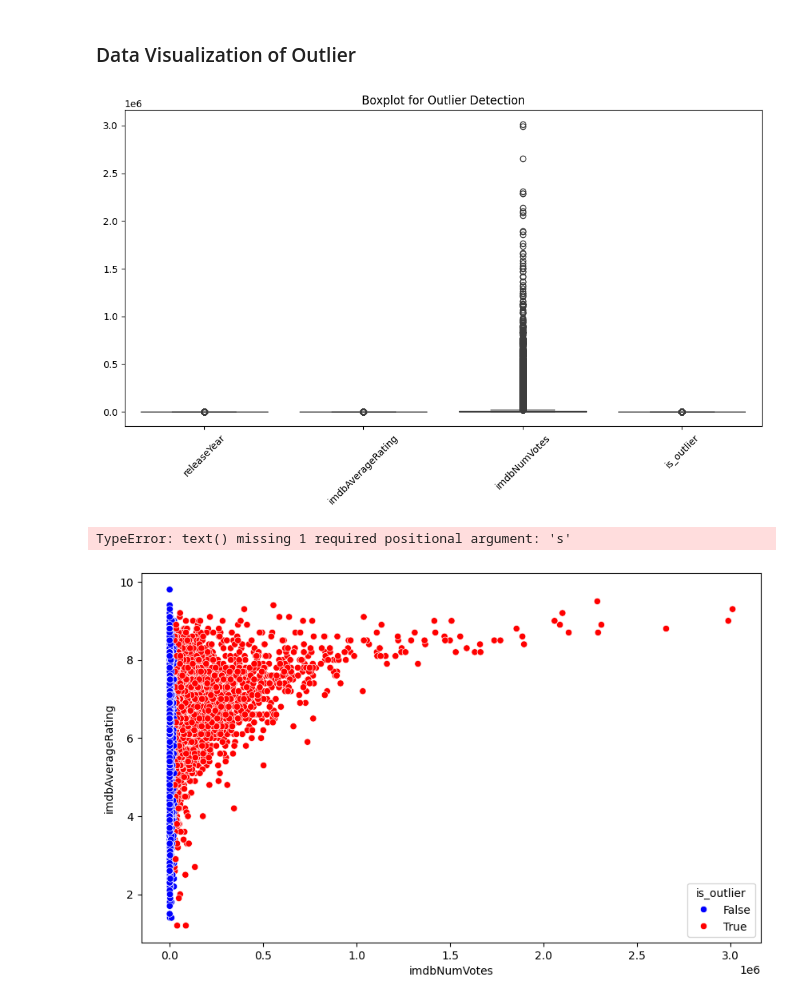
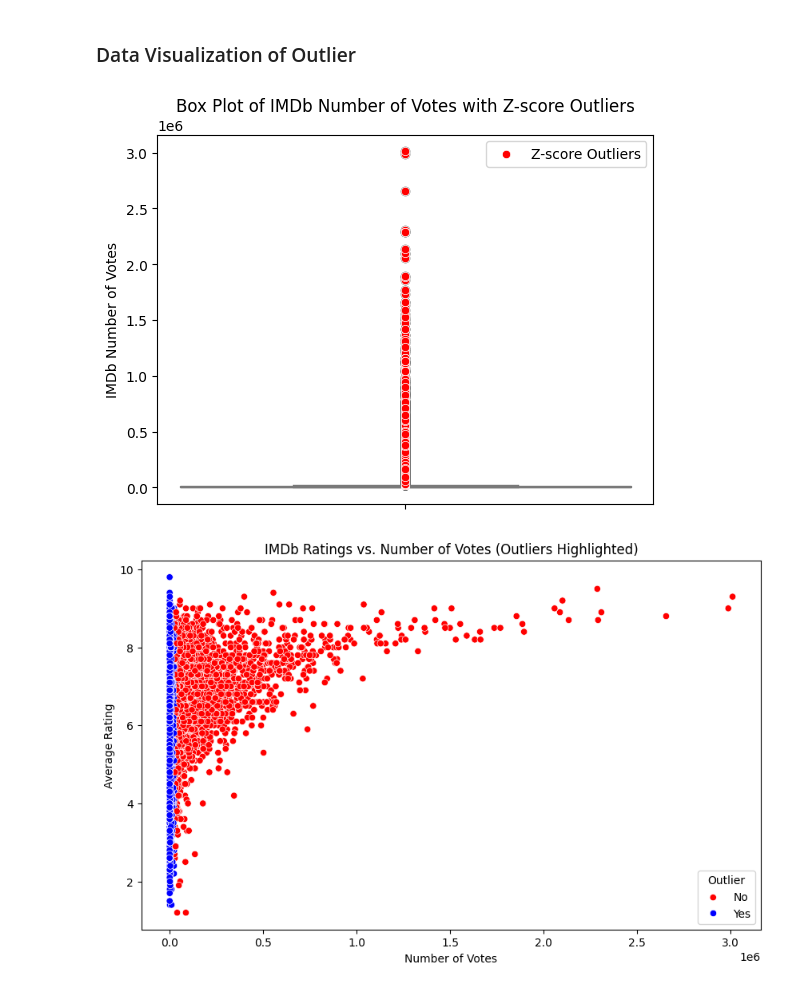
Before and after one commit to ThisIsJM/ML-task-2, a Jupyter notebook: main.ipynb, the cells around one changed output. Cells and saved outputs as stored; diff of their text form; code cells hidden in the pictures.

Commit message:
fix z-score and scatterplot

```diff
--- a/main.ipynb
+++ b/main.ipynb
@@ -38,12 +38,12 @@ df = pd.read_csv("data.csv")
 # Select numeric columns for outlier detection
 df_numeric = df.select_dtypes(include='number')
 
+# Add the 'title' column to the numeric DataFrame
+df_numeric = pd.concat([df[['title']], df_numeric], axis=1)
+
 # Display dataset info and summary
 print(df.info())
 print(df.describe())
-
-# Selecting numeric columns
-df_numeric = df.select_dtypes(include='number')
 # %% [output]
 <class 'pandas.core.frame.DataFrame'>
 RangeIndex: 20877 entries, 0 to 20876
@@ -75,9 +104,11 @@ print(df_outliers_z)
 # %% [markdown]
 ### Outliers Detected using IQR
 # %%
+df_iqr = df_numeric
+
 # Calculate Q1 (25th percentile) and Q3 (75th percentile) for imdbNumVotes
-Q1 = df_numeric['imdbNumVotes'].quantile(0.25)
-Q3 = df_numeric['imdbNumVotes'].quantile(0.75)
+Q1 = df_iqr['imdbNumVotes'].quantile(0.25)
+Q3 = df_iqr['imdbNumVotes'].quantile(0.75)
 IQR = Q3 - Q1
 
 # Define outlier boundaries as scalar values
@@ -85,10 +116,10 @@ lower_bound = Q1 - 1.5 * IQR
 upper_bound = Q3 + 1.5 * IQR
 
 # Identify outliers
-df_numeric['is_outlier'] = (df_numeric['imdbNumVotes'] < lower_bound) | (df_numeric['imdbNumVotes'] > upper_bound)
+df_iqr['is_outlier'] = (df_iqr['imdbNumVotes'] < lower_bound) | (df_iqr['imdbNumVotes'] > upper_bound)
 
 # Extract rows with outliers
-df_outliers_iqr = df[df_numeric['is_outlier']]
+df_outliers_iqr = df[df_iqr['is_outlier']]
 
 print("\nOutliers detected using IQR:")
 print(df_outliers_iqr)
@@ -113,40 +144,45 @@ Outliers detected using IQR:
 # %% [markdown]
 ### Data Visualization of Outlier
 # %%
-# Boxplot Visualization
-plt.figure(figsize=(12, 6))
-sns.boxplot(data=df_numeric)
-plt.xticks(rotation=45)
-plt.title("Boxplot for Outlier Detection")
+# Create a box plot for 'imdbNumVotes'
+sns.boxplot(y=df_z['imdbNumVotes'], color='lightblue')
+
+# Overlay outliers identified by Z-score
+outliers = df_z[df_z['is_outlier']]
+sns.scatterplot(y=outliers['imdbNumVotes'], x=[0]*len(outliers), color='red', label='Z-score Outliers', zorder=10)
+
+plt.title('Box Plot of IMDb Number of Votes with Z-score Outliers')
+plt.ylabel('IMDb Number of Votes')
+plt.legend()
 plt.show()
 
 # Scatter Plot with Outliers Highlighted
 # Scatter plot
 plt.figure(figsize=(10, 6))
 sns.scatterplot(
-    data=df_numeric,
+    data=df_iqr,
     x='imdbNumVotes', y='imdbAverageRating',
     hue='is_outlier',  # Color by outlier status
     palette={True: 'red', False: 'blue'},  # Red for outliers, blue for non-outliers
     legend='brief'
 )
 
 # Highlight outliers with annotations
-for i in range(len(df_numeric)):
-    if df_numeric['is_outlier'].iloc[i]:
+for i in range(len(df_iqr)):
+    if df_iqr['is_outlier'].iloc[i]:
         plt.text(
-            df_numeric['imdbNumVotes'].iloc[i],
-            df_numeric['imdbAverageRating'].iloc[i],
+            df_iqr['imdbNumVotes'].iloc[i],
+            df_iqr['imdbAverageRating'].iloc[i],
+            s="",
             fontsize=9,
             ha='right'
         )
 
 plt.title('IMDb Ratings vs. Number of Votes (Outliers Highlighted)')
 plt.xlabel('Number of Votes')
 plt.ylabel('Average Rating')
 plt.legend(title='Outlier', labels=['No', 'Yes'])
 plt.show()
 # %% [output]
-[figure, old version]
+[figure, new version]
-TypeError: text() missing 1 required positional argument: 's'
-[figure, old version]
+[figure, new version]
```
Also changed, not shown: parts of 2 cells of this notebook.
